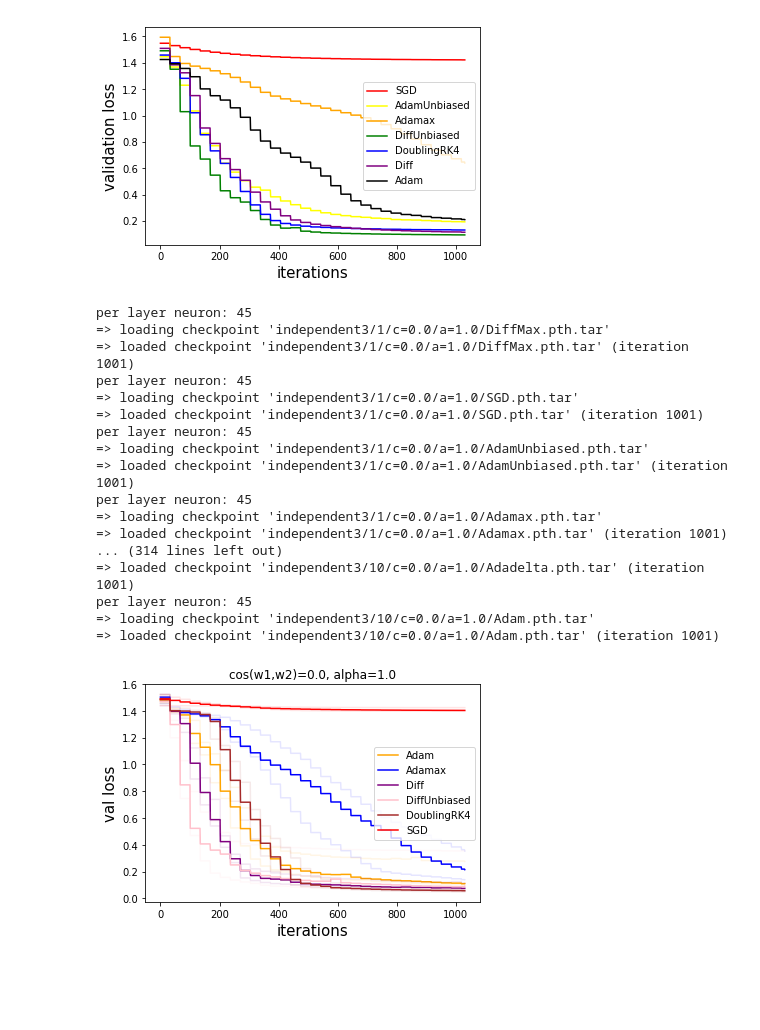
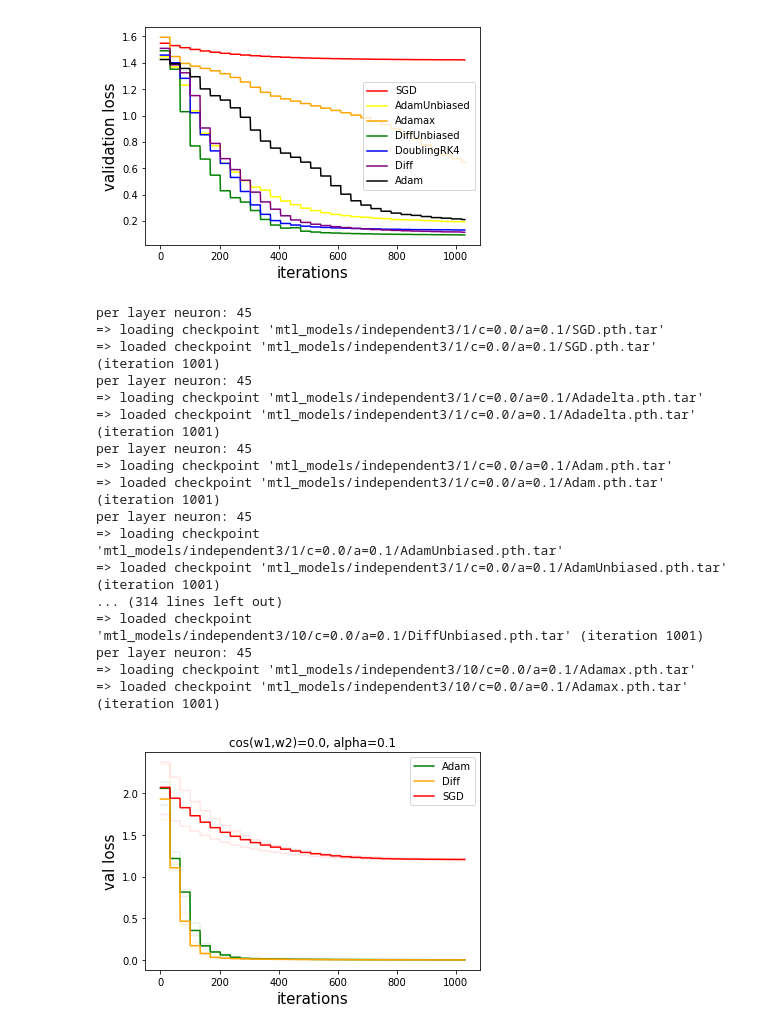
Before and after one commit to nathanwang000/MTL, a Jupyter notebook: RK4.ipynb, the cells around one changed output. Saved outputs shown, nothing was run; the diff lists cells and outputs as text; code cells hidden in the pictures; blank space fills up the shorter version.

```diff
--- a/RK4.ipynb
+++ b/RK4.ipynb
@@ -202,9 +204,9 @@ per layer neuron: 68
 import glob
 res = {}
 cos_sim = 0.0 # 0.0 0.2 0.4 0.6 0.8 1.0
-alpha = 1.0 # 0.1 0.5 1.0
+alpha = 0.1 # 0.1 0.5 1.0
 for i in range(1,11):
-    for fn in glob.glob('independent3/{}/c={}/a={}/*'.format(i, cos_sim, alpha)):
+    for fn in glob.glob('mtl_models/independent3/{}/c={}/a={}/*'.format(i, cos_sim, alpha)):
         if 'best' not in fn:
             net = Independent(3) #SharedBottom(4)
             t = loadTrainer(fn, net)
@@ -216,38 +218,38 @@ for i in range(1,11):
                 res[opt_name] = [t.val_losses]
 # %% [output]
 per layer neuron: 45
-=> loading checkpoint 'independent3/1/c=0.0/a=1.0/DiffMax.pth.tar'
-=> loaded checkpoint 'independent3/1/c=0.0/a=1.0/DiffMax.pth.tar' (iteration 1001)
+=> loading checkpoint 'mtl_models/independent3/1/c=0.0/a=0.1/SGD.pth.tar'
+=> loaded checkpoint 'mtl_models/independent3/1/c=0.0/a=0.1/SGD.pth.tar' (iteration 1001)
 per layer neuron: 45
-=> loading checkpoint 'independent3/1/c=0.0/a=1.0/SGD.pth.tar'
-=> loaded checkpoint 'independent3/1/c=0.0/a=1.0/SGD.pth.tar' (iteration 1001)
+=> loading checkpoint 'mtl_models/independent3/1/c=0.0/a=0.1/Adadelta.pth.tar'
+=> loaded checkpoint 'mtl_models/independent3/1/c=0.0/a=0.1/Adadelta.pth.tar' (iteration 1001)
 per layer neuron: 45
-=> loading checkpoint 'independent3/1/c=0.0/a=1.0/AdamUnbiased.pth.tar'
-=> loaded checkpoint 'independent3/1/c=0.0/a=1.0/AdamUnbiased.pth.tar' (iteration 1001)
+=> loading checkpoint 'mtl_models/independent3/1/c=0.0/a=0.1/Adam.pth.tar'
+=> loaded checkpoint 'mtl_models/independent3/1/c=0.0/a=0.1/Adam.pth.tar' (iteration 1001)
 per layer neuron: 45
-=> loading checkpoint 'independent3/1/c=0.0/a=1.0/Adamax.pth.tar'
-=> loaded checkpoint 'independent3/1/c=0.0/a=1.0/Adamax.pth.tar' (iteration 1001)
+=> loading checkpoint 'mtl_models/independent3/1/c=0.0/a=0.1/AdamUnbiased.pth.tar'
+=> loaded checkpoint 'mtl_models/independent3/1/c=0.0/a=0.1/AdamUnbiased.pth.tar' (iteration 1001)
 ... (314 lines left out)
-=> loaded checkpoint 'independent3/10/c=0.0/a=1.0/Adadelta.pth.tar' (iteration 1001)
+=> loaded checkpoint 'mtl_models/independent3/10/c=0.0/a=0.1/DiffUnbiased.pth.tar' (iteration 1001)
 per layer neuron: 45
-=> loading checkpoint 'independent3/10/c=0.0/a=1.0/Adam.pth.tar'
-=> loaded checkpoint 'independent3/10/c=0.0/a=1.0/Adam.pth.tar' (iteration 1001)
+=> loading checkpoint 'mtl_models/independent3/10/c=0.0/a=0.1/Adamax.pth.tar'
+=> loaded checkpoint 'mtl_models/independent3/10/c=0.0/a=0.1/Adamax.pth.tar' (iteration 1001)
 # %%
-colors = ['red', 'yellow', 'orange', 'g', 'blue', 'purple', 'k', 'pink', 'brown', 'cyan', 'red']
+colors = ['red', 'purple', 'g', 'yellow', 'blue', 'orange', 'k', 'pink', 'brown', 'cyan', 'red']
 for i, (k, v) in enumerate(sorted(res.items(),key=lambda a: a[0])):
-    if k in ['Adam', 'Diff', 'SGD', 'Adamax', 'DoublingRK4', 'DiffUnbiased']:
+    if k in ['Adam', 'Diff', 'SGD']: #['Adam', 'Diff', 'SGD', 'Adamax', 'DoublingRK4']:
         try:
             plt.plot(np.percentile(v, 50, 0), label=k, c=colors[i])
             plt.plot(np.percentile(v, 25, 0), alpha=0.1, c=colors[i])
             plt.plot(np.percentile(v, 75, 0), alpha=0.1, c=colors[i])
         except:
             print(k, len(v))
 
 plt.legend()
 plt.ylabel('val loss', fontsize=15)
 plt.xlabel('iterations', fontsize=15)
 plt.title('cos(w1,w2)={}, alpha={}'.format(cos_sim, alpha))
 #plt.savefig('opt_figures/p={},a={}.png'.format(cos_sim, alpha))
 plt.show()
 # %% [output]
-[figure, old version]
+[figure, new version]
```
Also changed, not shown: parts of 15 cells of this notebook, 1 other file.
